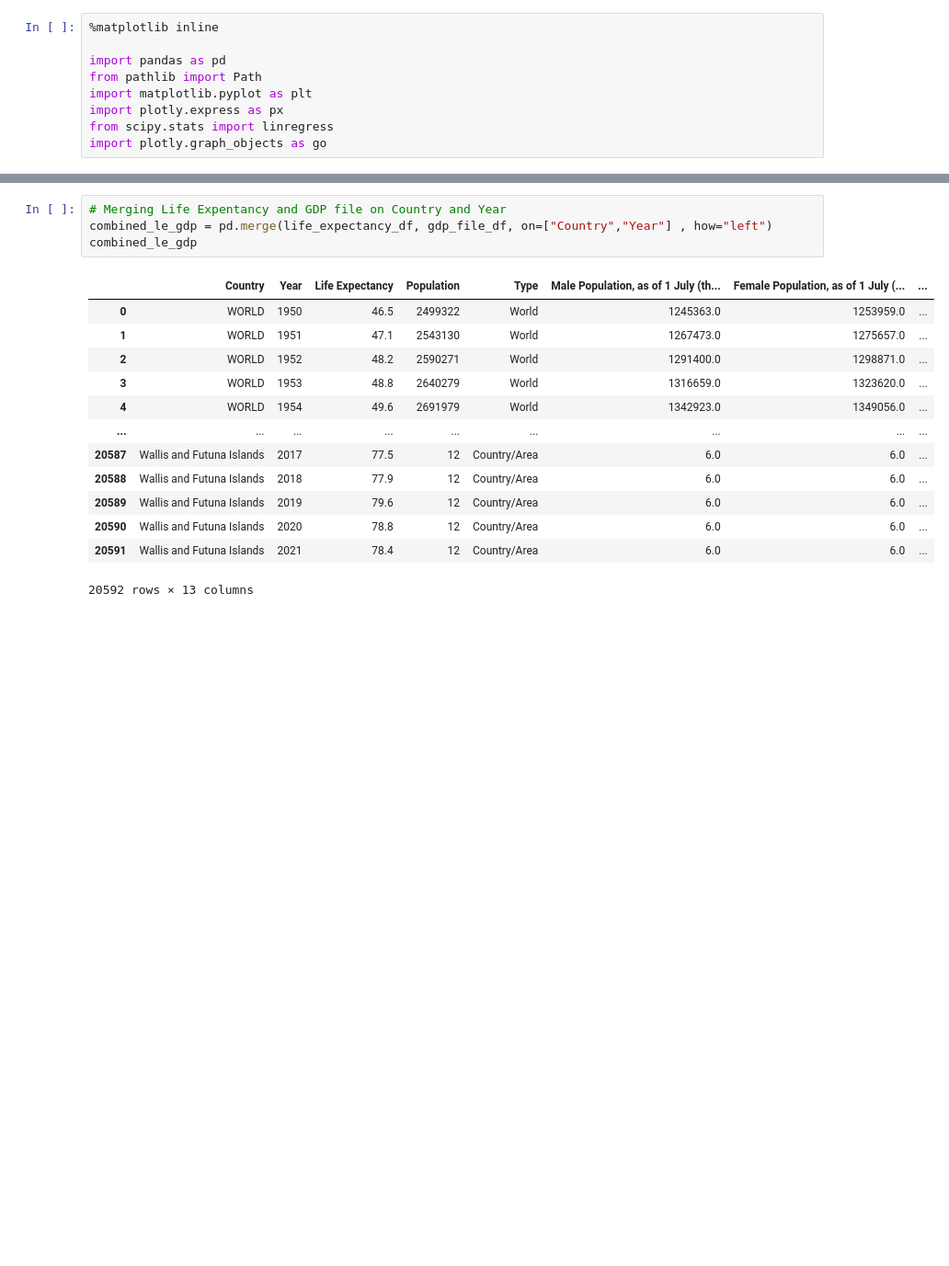
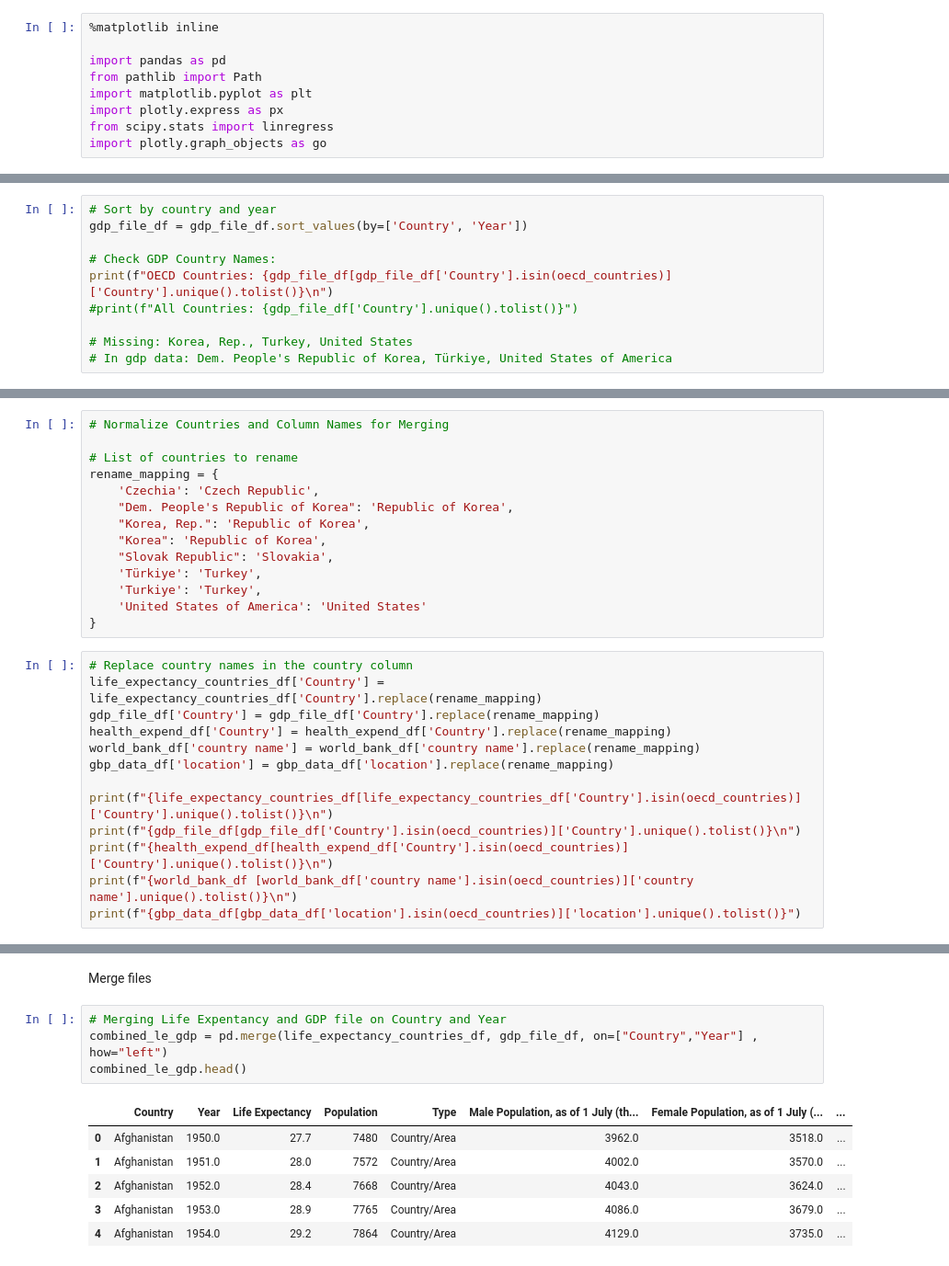
Before and after one commit to kevinzhouhogwarts/project-1-team-1, a Jupyter notebook: merge_master.ipynb, the cells around one changed output, grey strips where cells are left out. Shown at 92% size. Drawn from its saved outputs; the diff is of its cells as text; blank space fills up the shorter version.

Commit message:
update master merge code to normalize country names and columns

```diff
--- a/merge_master.ipynb
+++ b/merge_master.ipynb
@@ -92,0 +74,10 @@ display(gbp_data_df)
+# %%
+# Sort by country and year
+gdp_file_df = gdp_file_df.sort_values(by=['Country', 'Year'])
+
+# Check GDP Country Names:
+print(f"OECD Countries: {gdp_file_df[gdp_file_df['Country'].isin(oecd_countries)]['Country'].unique().tolist()}\n")
+#print(f"All Countries: {gdp_file_df['Country'].unique().tolist()}")
+
+# Missing: Korea, Rep., Turkey, United States
+# In gdp data: Dem. People's Republic of Korea, Türkiye, United States of America
@@ -92,0 +132,27 @@ display(gbp_data_df)
+# %%
+# Normalize Countries and Column Names for Merging
+
+# List of countries to rename
+rename_mapping = {
+    'Czechia': 'Czech Republic',
+    "Dem. People's Republic of Korea": 'Republic of Korea',
+    "Korea, Rep.": 'Republic of Korea',
+    "Korea": 'Republic of Korea',
+    "Slovak Republic": 'Slovakia',
+    'Türkiye': 'Turkey',
+    'Turkiye': 'Turkey',
+    'United States of America': 'United States'
+}
+# %%
+# Replace country names in the country column
+life_expectancy_countries_df['Country'] = life_expectancy_countries_df['Country'].replace(rename_mapping)
+gdp_file_df['Country'] = gdp_file_df['Country'].replace(rename_mapping)
+health_expend_df['Country'] = health_expend_df['Country'].replace(rename_mapping)
+world_bank_df['country name'] = world_bank_df['country name'].replace(rename_mapping)
+gbp_data_df['location'] = gbp_data_df['location'].replace(rename_mapping)
+
+print(f"{life_expectancy_countries_df[life_expectancy_countries_df['Country'].isin(oecd_countries)]['Country'].unique().tolist()}\n")
+print(f"{gdp_file_df[gdp_file_df['Country'].isin(oecd_countries)]['Country'].unique().tolist()}\n")
+print(f"{health_expend_df[health_expend_df['Country'].isin(oecd_countries)]['Country'].unique().tolist()}\n")
+print(f"{world_bank_df [world_bank_df['country name'].isin(oecd_countries)]['country name'].unique().tolist()}\n")
+print(f"{gbp_data_df[gbp_data_df['location'].isin(oecd_countries)]['location'].unique().tolist()}")
@@ -93,21 +174,16 @@ display(gbp_data_df)
+# %% [markdown]
+Merge files
 # %%
 # Merging Life Expentancy and GDP file on Country and Year
-combined_le_gdp = pd.merge(life_expectancy_df, gdp_file_df, on=["Country","Year"] , how="left")
-combined_le_gdp
+combined_le_gdp = pd.merge(life_expectancy_countries_df, gdp_file_df, on=["Country","Year"] , how="left")
+combined_le_gdp.head()
 # %% [output]
 |  | Country | Year | Life Expectancy | Population | Type | Male Population, as of 1 July (th... | Female Population, as of 1 July (... | ... |
-| 0 | WORLD | 1950 | 46.5 | 2499322 | World | 1245363.0 | 1253959.0 | ... |
-| 1 | WORLD | 1951 | 47.1 | 2543130 | World | 1267473.0 | 1275657.0 | ... |
-| 2 | WORLD | 1952 | 48.2 | 2590271 | World | 1291400.0 | 1298871.0 | ... |
-| 3 | WORLD | 1953 | 48.8 | 2640279 | World | 1316659.0 | 1323620.0 | ... |
-| 4 | WORLD | 1954 | 49.6 | 2691979 | World | 1342923.0 | 1349056.0 | ... |
-| ... | ... | ... | ... | ... | ... | ... | ... | ... |
-| 20587 | Wallis and Futuna Islands | 2017 | 77.5 | 12 | Country/Area | 6.0 | 6.0 | ... |
-| 20588 | Wallis and Futuna Islands | 2018 | 77.9 | 12 | Country/Area | 6.0 | 6.0 | ... |
-| 20589 | Wallis and Futuna Islands | 2019 | 79.6 | 12 | Country/Area | 6.0 | 6.0 | ... |
-| 20590 | Wallis and Futuna Islands | 2020 | 78.8 | 12 | Country/Area | 6.0 | 6.0 | ... |
-| 20591 | Wallis and Futuna Islands | 2021 | 78.4 | 12 | Country/Area | 6.0 | 6.0 | ... |
+| 0 | Afghanistan | 1950.0 | 27.7 | 7480 | Country/Area | 3962.0 | 3518.0 | ... |
+| 1 | Afghanistan | 1951.0 | 28.0 | 7572 | Country/Area | 4002.0 | 3570.0 | ... |
+| 2 | Afghanistan | 1952.0 | 28.4 | 7668 | Country/Area | 4043.0 | 3624.0 | ... |
+| 3 | Afghanistan | 1953.0 | 28.9 | 7765 | Country/Area | 4086.0 | 3679.0 | ... |
+| 4 | Afghanistan | 1954.0 | 29.2 | 7864 | Country/Area | 4129.0 | 3735.0 | ... |
-20592 rows × 13 columns
 # %%
 # Merging Life Expentancy,GDP file with Health Expenditure file on Country and Year
 combined_le_gdp_he = pd.merge(combined_le_gdp, health_expend_df, on=["Country","Year"] , how="left")
```
Also changed, not shown: parts of 23 cells of this notebook.
